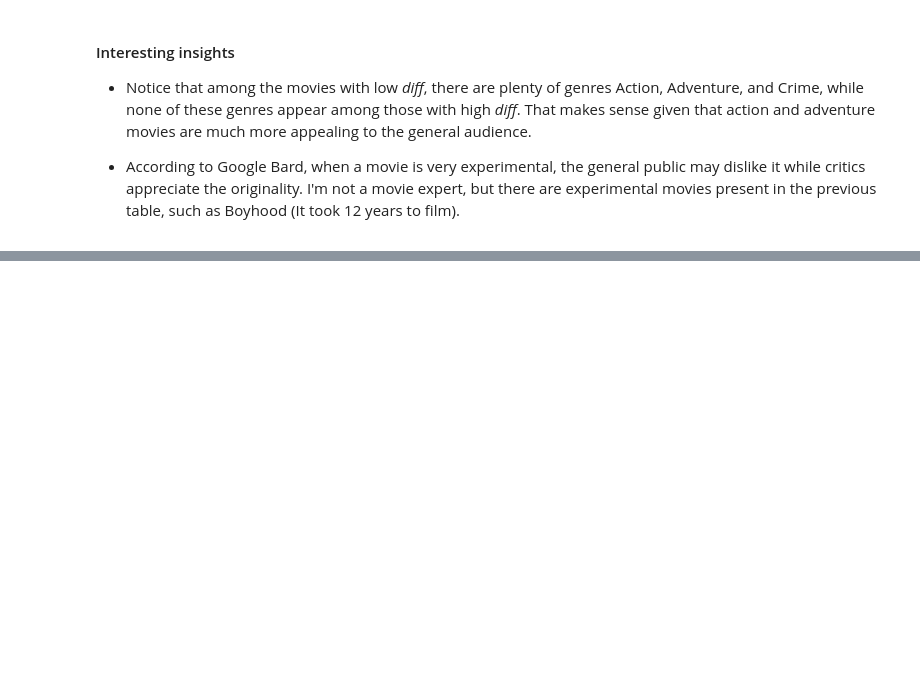
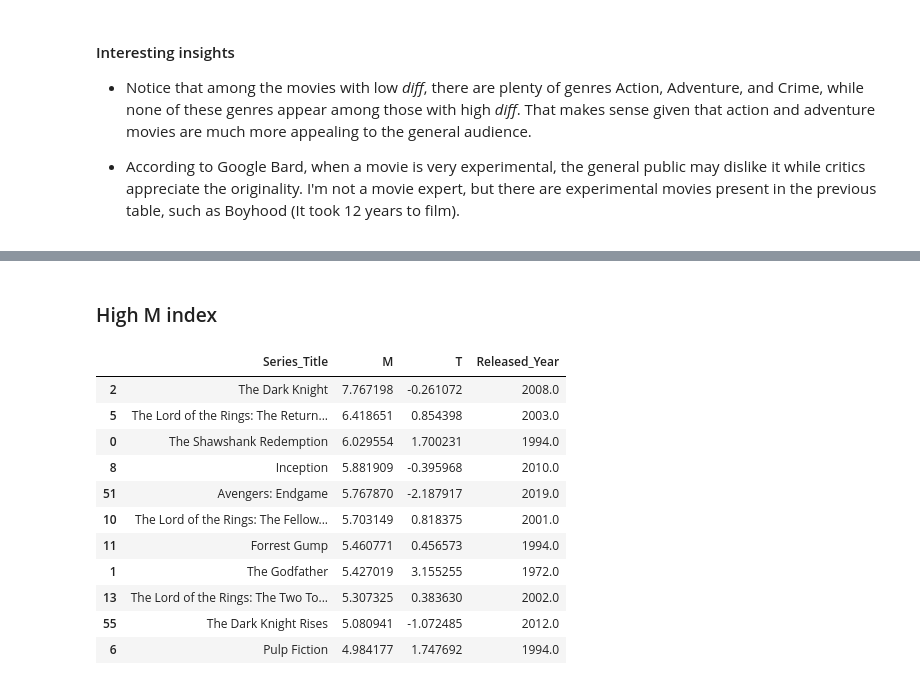
Before and after one commit to vitormarquesr/imdb_top_movies_eda, a Jupyter notebook: imdb-movies-eda.ipynb, the cells around one changed output, grey strips where cells are left out. Saved outputs shown, nothing was run; the diff lists cells and outputs as text; code cells hidden in the pictures; blank space fills up the shorter version.

```diff
--- a/imdb-movies-eda.ipynb
+++ b/imdb-movies-eda.ipynb
@@ -335,0 +398,17 @@ movie[['Series_Title', 'IMDB_Rating', 'Meta_score', 'diff', 'Genre', 'Runtime',
+# %% [markdown]
+### High M index
+# %%
+idx_movies.sort_values('M', ascending=False).head(11)[['Series_Title', 'M', 'T', 'Released_Year']]
+# %% [output]
+|  | Series_Title | M | T | Released_Year |
+| 2 | The Dark Knight | 7.767198 | -0.261072 | 2008.0 |
+| 5 | The Lord of the Rings: The Return... | 6.418651 | 0.854398 | 2003.0 |
+| 0 | The Shawshank Redemption | 6.029554 | 1.700231 | 1994.0 |
+| 8 | Inception | 5.881909 | -0.395968 | 2010.0 |
+| 51 | Avengers: Endgame | 5.767870 | -2.187917 | 2019.0 |
+| 10 | The Lord of the Rings: The Fellow... | 5.703149 | 0.818375 | 2001.0 |
+| 11 | Forrest Gump | 5.460771 | 0.456573 | 1994.0 |
+| 1 | The Godfather | 5.427019 | 3.155255 | 1972.0 |
+| 13 | The Lord of the Rings: The Two To... | 5.307325 | 0.383630 | 2002.0 |
+| 55 | The Dark Knight Rises | 5.080941 | -1.072485 | 2012.0 |
+| 6 | Pulp Fiction | 4.984177 | 1.747692 | 1994.0 |
```
Also changed, not shown: parts of 15 cells of this notebook.
